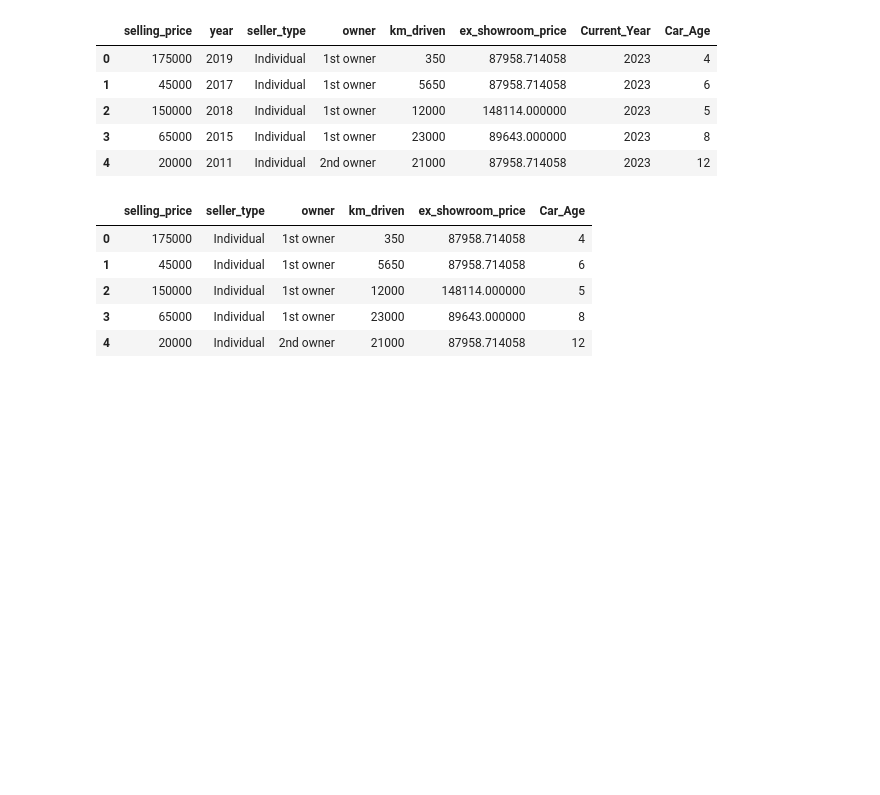
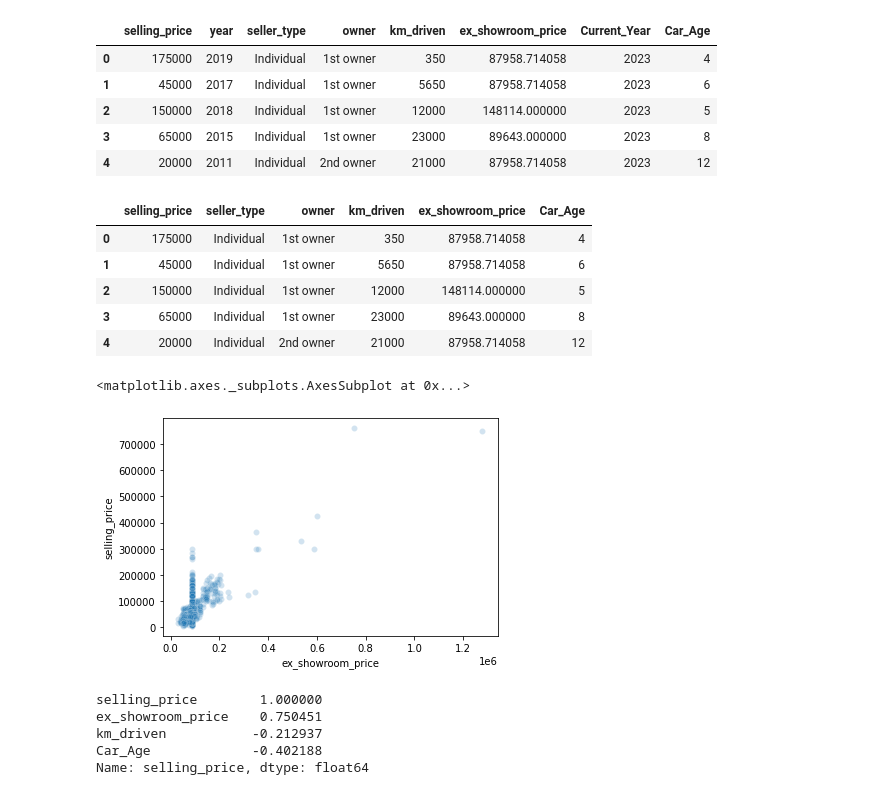
Before and after one commit to monisakhtar/CarPrice, a Jupyter notebook: Motorcycle.ipynb, the cells around one changed output. Cells and saved outputs as stored; diff of their text form; code cells hidden in the pictures; blank space fills up the shorter version.

```diff
--- a/Motorcycle.ipynb
+++ b/Motorcycle.ipynb
@@ -187,3 +187,8 @@ data.head()
 | 2 | 150000 | Individual | 1st owner | 12000 | 148114.000000 | 5 |
 | 3 | 65000 | Individual | 1st owner | 23000 | 89643.000000 | 8 |
 | 4 | 20000 | Individual | 2nd owner | 21000 | 87958.714058 | 12 |
+# %%
+sns.scatterplot(y = 'selling_price', x = 'ex_showroom_price',alpha = 0.2, data = data)
+# %% [output]
+<matplotlib.axes._subplots.AxesSubplot at 0x...>
+[figure, added]
@@ -189,0 +197,8 @@ data.head()
+# %%
+corr_matrix['selling_price'].sort_values(ascending = False)
+# %% [output]
+selling_price        1.000000
+ex_showroom_price    0.750451
+km_driven           -0.212937
+Car_Age             -0.402188
+Name: selling_price, dtype: float64
```
Also changed, not shown: parts of 2 cells of this notebook.
